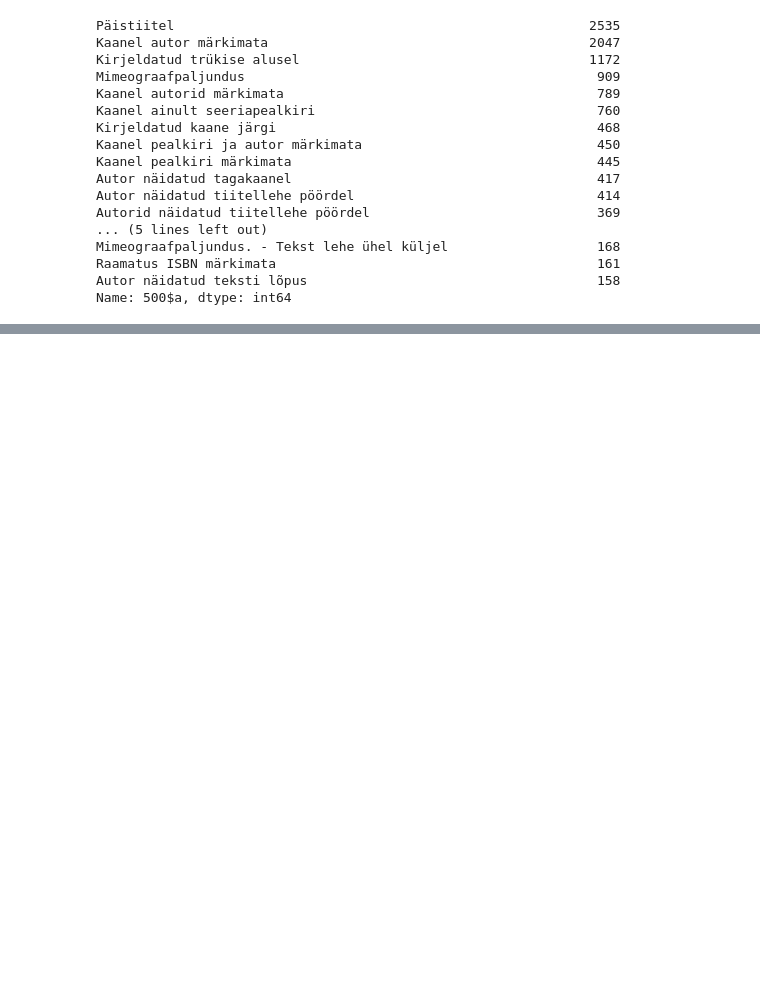
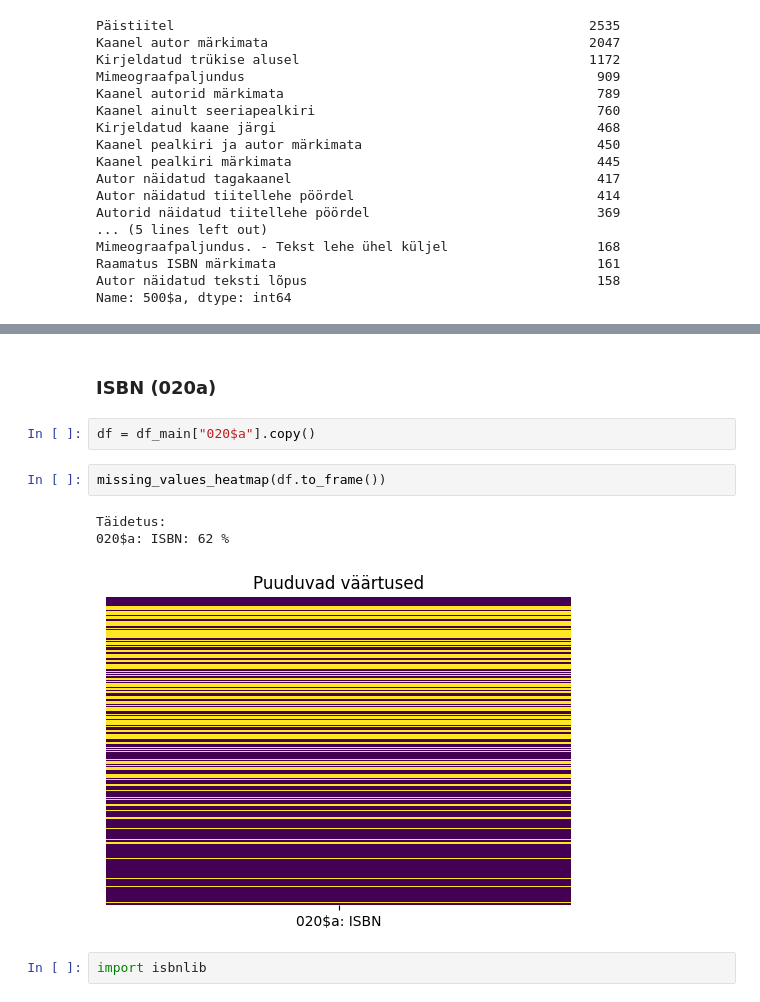
Before and after one commit to RaRa-digiLab/enb-curator, a Jupyter notebook: notebooks/filter-and-clean.ipynb, the cells around one changed output, grey strips where cells are left out. Drawn from its saved outputs; the diff is of its cells as text; blank space fills up the shorter version.

```diff
--- a/notebooks/filter-and-clean.ipynb
+++ b/notebooks/filter-and-clean.ipynb
@@ -976,0 +1003,12 @@ Name: 500$a, dtype: int64
+# %% [markdown]
+### ISBN (020a)
+# %%
+df = df_main["020$a"].copy()
+# %%
+missing_values_heatmap(df.to_frame())
+# %% [output]
+Täidetus:
+020$a: ISBN: 62 %
+[figure, added]
+# %%
+import isbnlib
```
Also changed, not shown: parts of 15 cells of this notebook.
